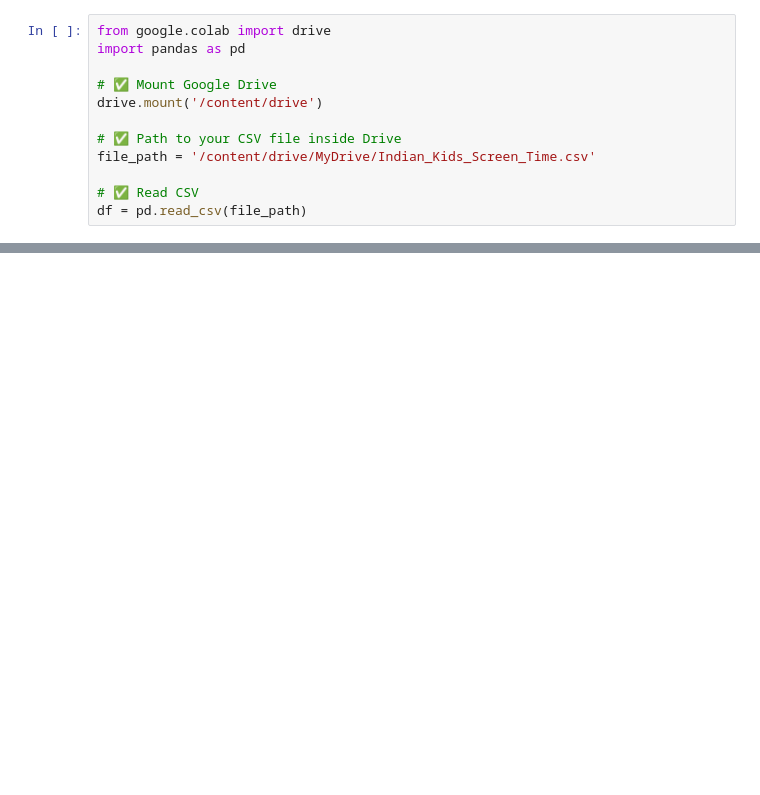
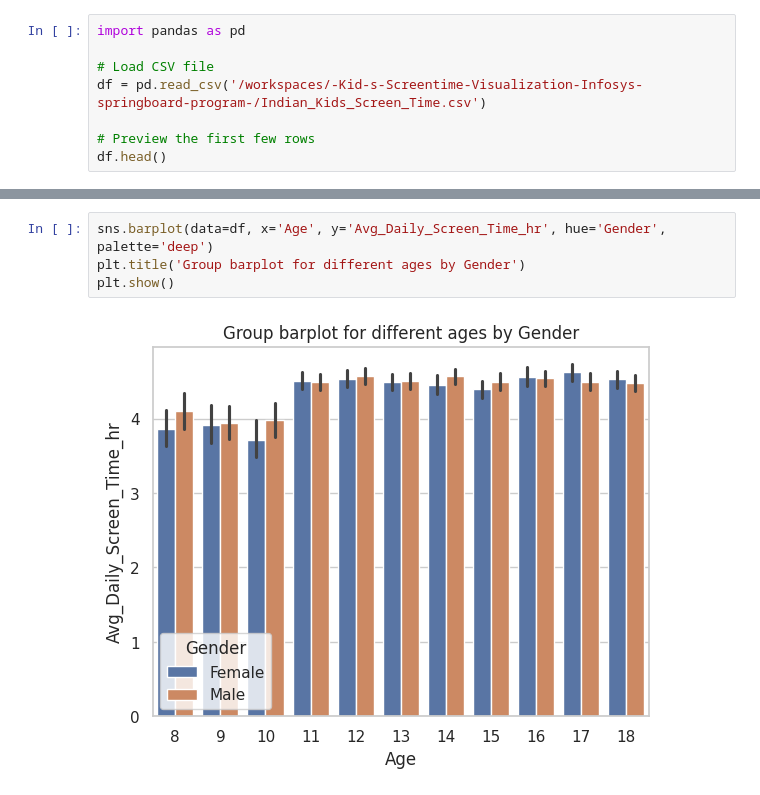
Before and after one commit to Joshika-Mentor/-Kid-s-Screentime-Visualization-Infosys-springboard-program-, a Jupyter notebook: kids_screen_infy.ipynb, the cells around one changed output, grey strips where cells are left out. Drawn from its saved outputs; the diff is of its cells as text; blank space fills up the shorter version.

```diff
--- a/kids_screen_infy.ipynb
+++ b/kids_screen_infy.ipynb
@@ -4,12 +24,8 @@ import numpy as np
 # %%
-from google.colab import drive
 import pandas as pd
 
-# ✅ Mount Google Drive
-drive.mount('/content/drive')
+# Load CSV file
+df = pd.read_csv('/workspaces/-Kid-s-Screentime-Visualization-Infosys-springboard-program-/Indian_Kids_Screen_Time.csv')
 
-# ✅ Path to your CSV file inside Drive
-file_path = '/content/drive/MyDrive/Indian_Kids_Screen_Time.csv'
-
-# ✅ Read CSV
-df = pd.read_csv(file_path)
+# Preview the first few rows
+df.head()
@@ -236,0 +494,6 @@ plt.show()
+# %%
+sns.barplot(data=df, x='Age', y='Avg_Daily_Screen_Time_hr', hue='Gender', palette='deep')
+plt.title('Group barplot for different ages by Gender')
+plt.show()
+# %% [output]
+[figure, added]
```
Also changed, not shown: parts of 29 cells of this notebook.
